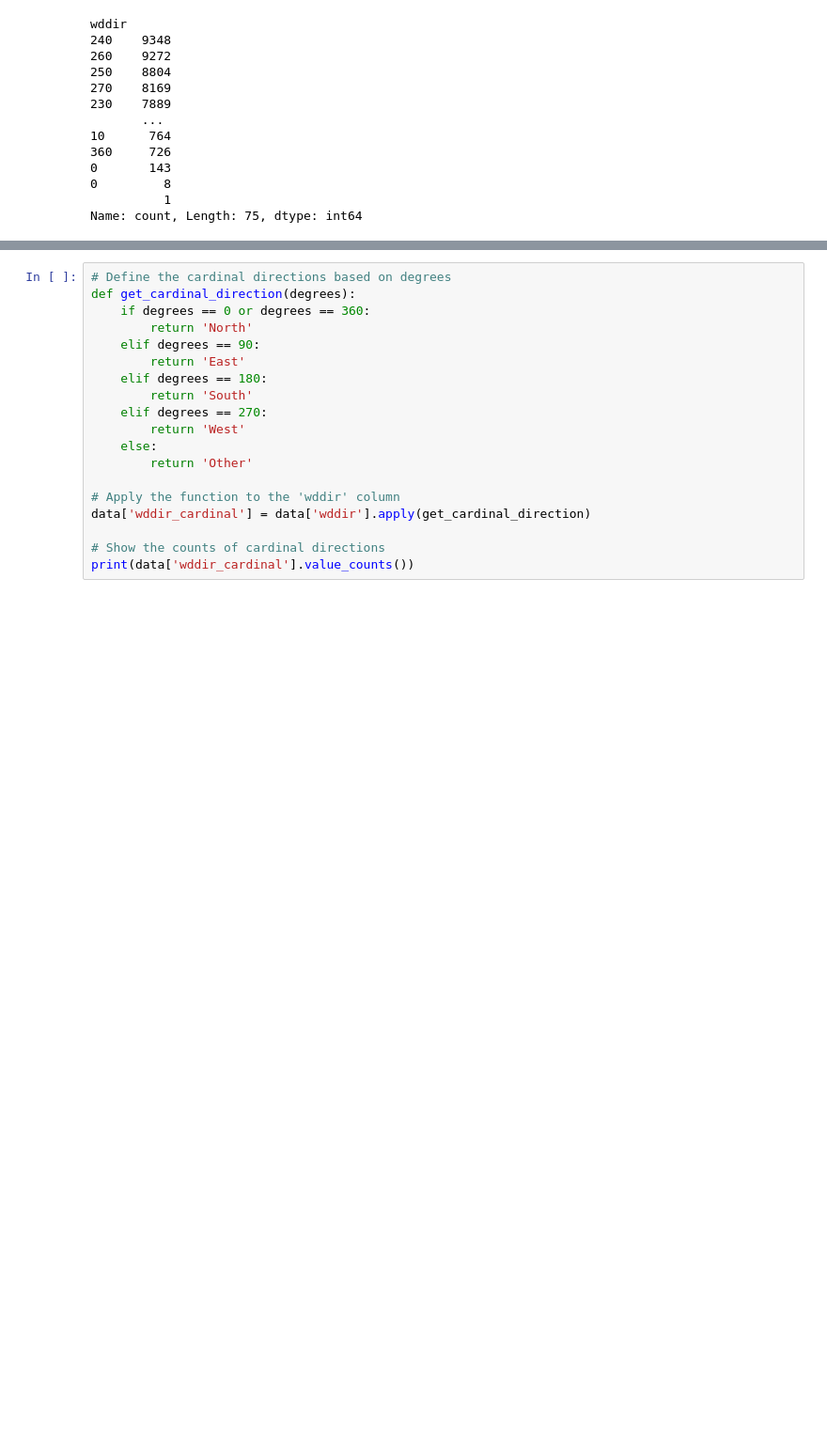
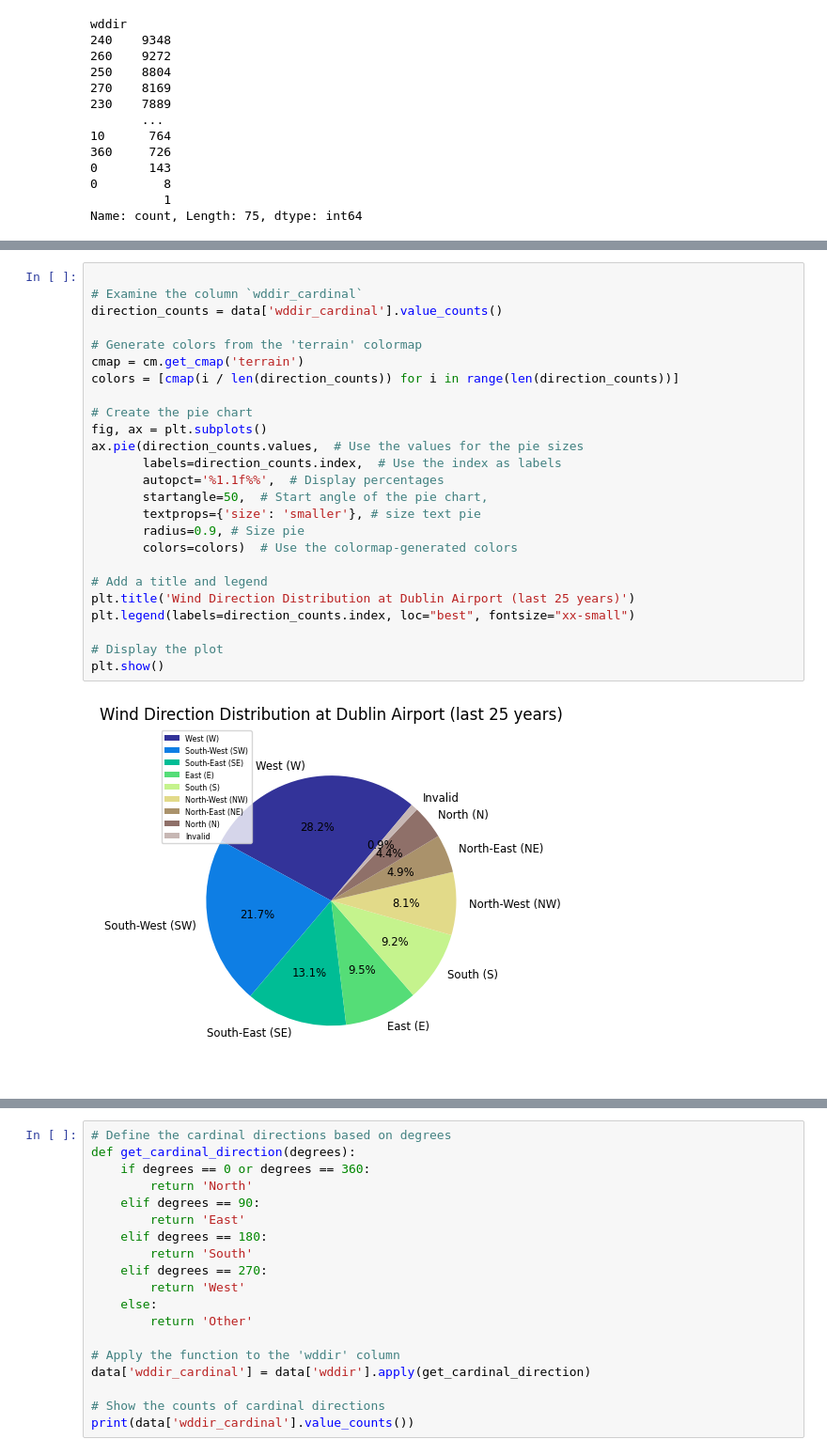
Before and after one commit to Noemidiaz/programming_for_data_analytics, a Jupyter notebook: project/windspeed_DublinAirport.ipynb, the cells around one changed output, grey strips where cells are left out. Shown: that part at 94% size. Drawn from its saved outputs; the diff is of its cells as text; blank space fills up the shorter version.

Commit message:
creating a final pie chart with wind cardinal direction

```diff
--- a/project/windspeed_DublinAirport.ipynb
+++ b/project/windspeed_DublinAirport.ipynb
@@ -154,3 +182,30 @@ Name: count, Length: 75, dtype: int64
+# %%
+
+# Examine the column `wddir_cardinal`
+direction_counts = data['wddir_cardinal'].value_counts()
+
+# Generate colors from the 'terrain' colormap
+cmap = cm.get_cmap('terrain')
+colors = [cmap(i / len(direction_counts)) for i in range(len(direction_counts))]
+
+# Create the pie chart
+fig, ax = plt.subplots()
+ax.pie(direction_counts.values,  # Use the values for the pie sizes
+       labels=direction_counts.index,  # Use the index as labels
+       autopct='%1.1f%%',  # Display percentages
+       startangle=50,  # Start angle of the pie chart,
+       textprops={'size': 'smaller'}, # size text pie
+       radius=0.9, # Size pie
+       colors=colors)  # Use the colormap-generated colors
+
+# Add a title and legend
+plt.title('Wind Direction Distribution at Dublin Airport (last 25 years)')
+plt.legend(labels=direction_counts.index, loc="best", fontsize="xx-small")
+
+# Display the plot
+plt.show()
+# %% [output]
+[figure, added]
 # %%
 # Convert to numeric, convert invalid entries to NaN
 data['wddir'] = pd.to_numeric(data['wddir'], errors='coerce')
```
Also changed, not shown: parts of 8 cells of this notebook.
